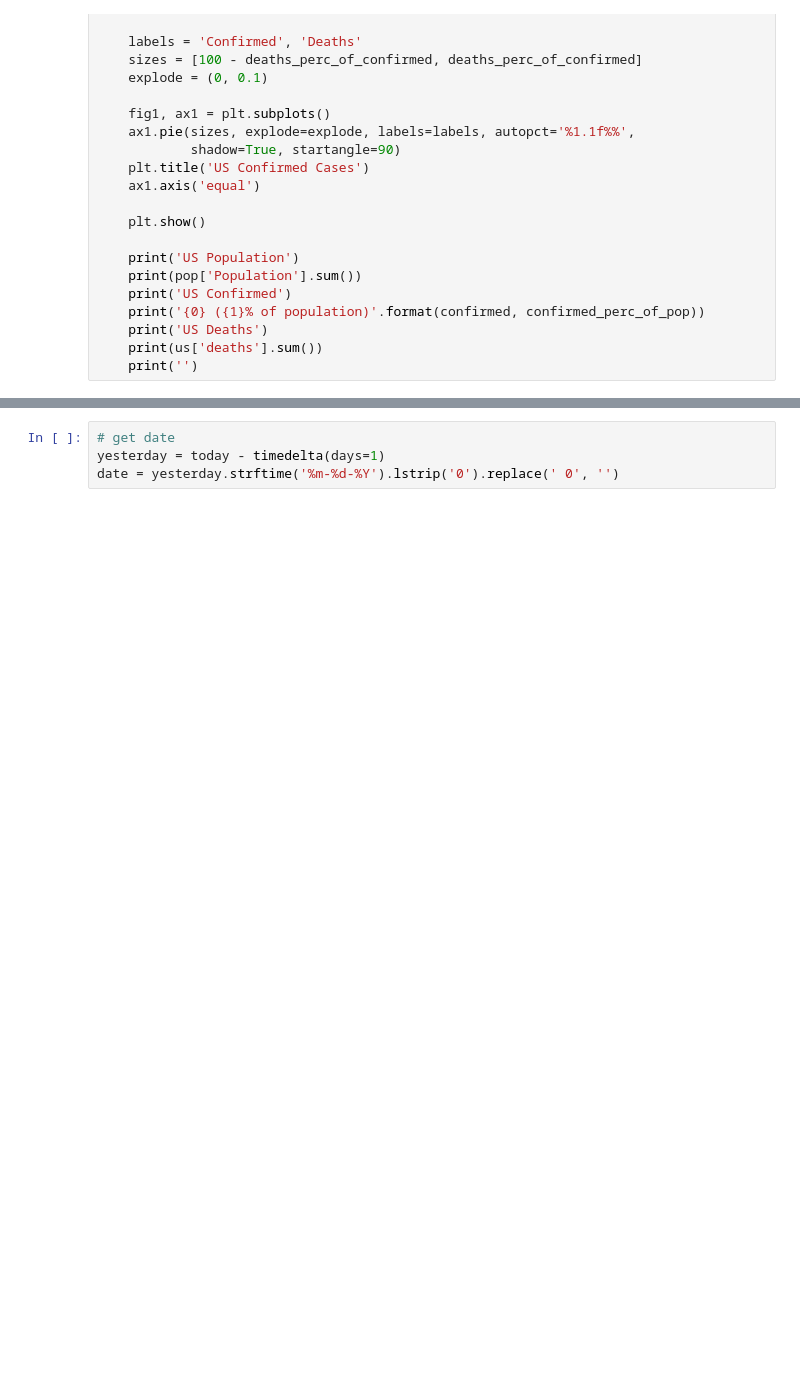
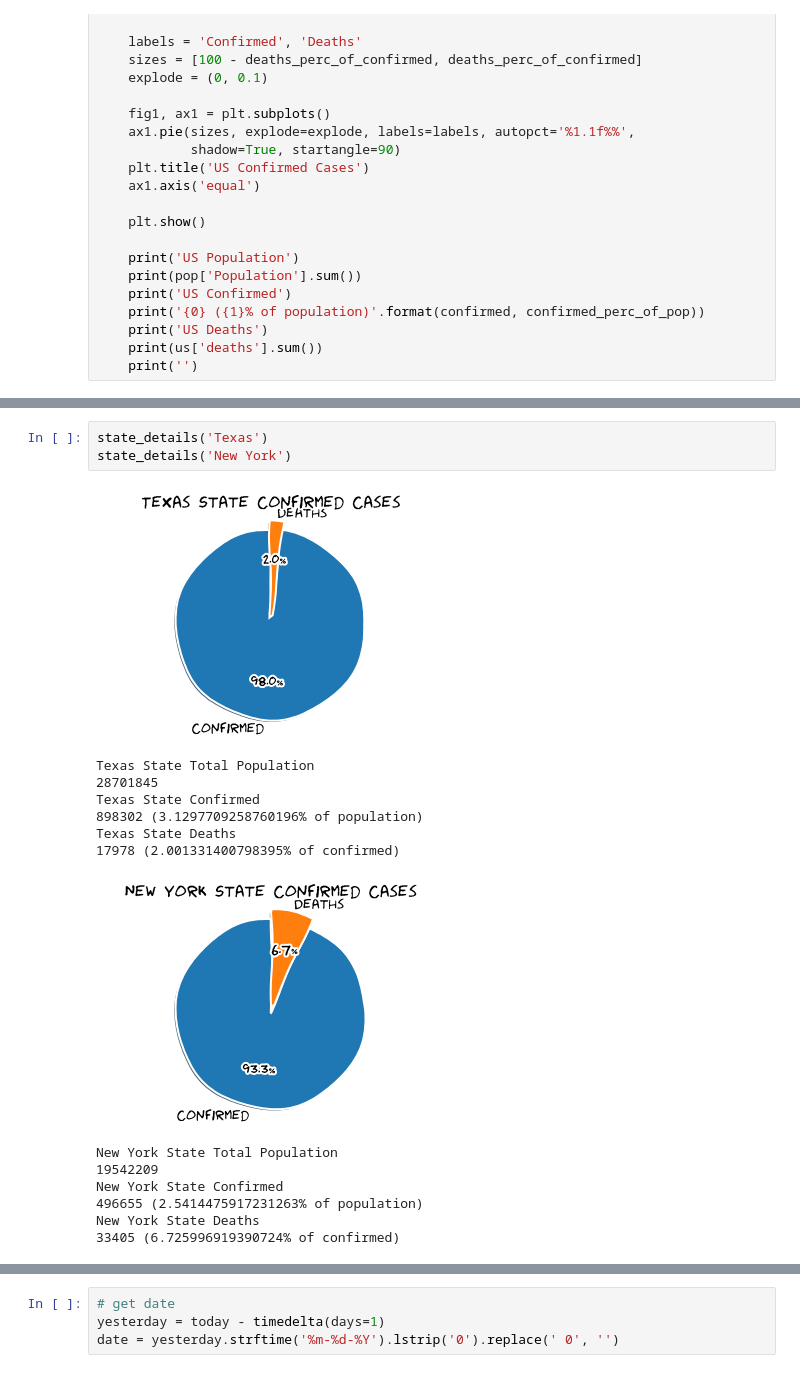
Before and after one commit to mimiflynn/covid-data, a Jupyter notebook: covid_jhu_csse.ipynb, the cells around one changed output, grey strips where cells are left out. Saved outputs shown, nothing was run; the diff lists cells and outputs as text; blank space fills up the shorter version.

```diff
--- a/covid_jhu_csse.ipynb
+++ b/covid_jhu_csse.ipynb
@@ -152,3 +152,21 @@ Philippines Deaths
+# %%
+state_details('Texas')
+state_details('New York')
+# %% [output]
+[figure, added]
+Texas State Total Population
+28701845
+Texas State Confirmed
+898302 (3.1297709258760196% of population)
+Texas State Deaths
+17978 (2.001331400798395% of confirmed)
+[figure, added]
+New York State Total Population
+19542209
+New York State Confirmed
+496655 (2.5414475917231263% of population)
+New York State Deaths
+33405 (6.725996919390724% of confirmed)
 # %%
 ny
 # %% [output]
```
Also changed, not shown: parts of 12 cells of this notebook.
